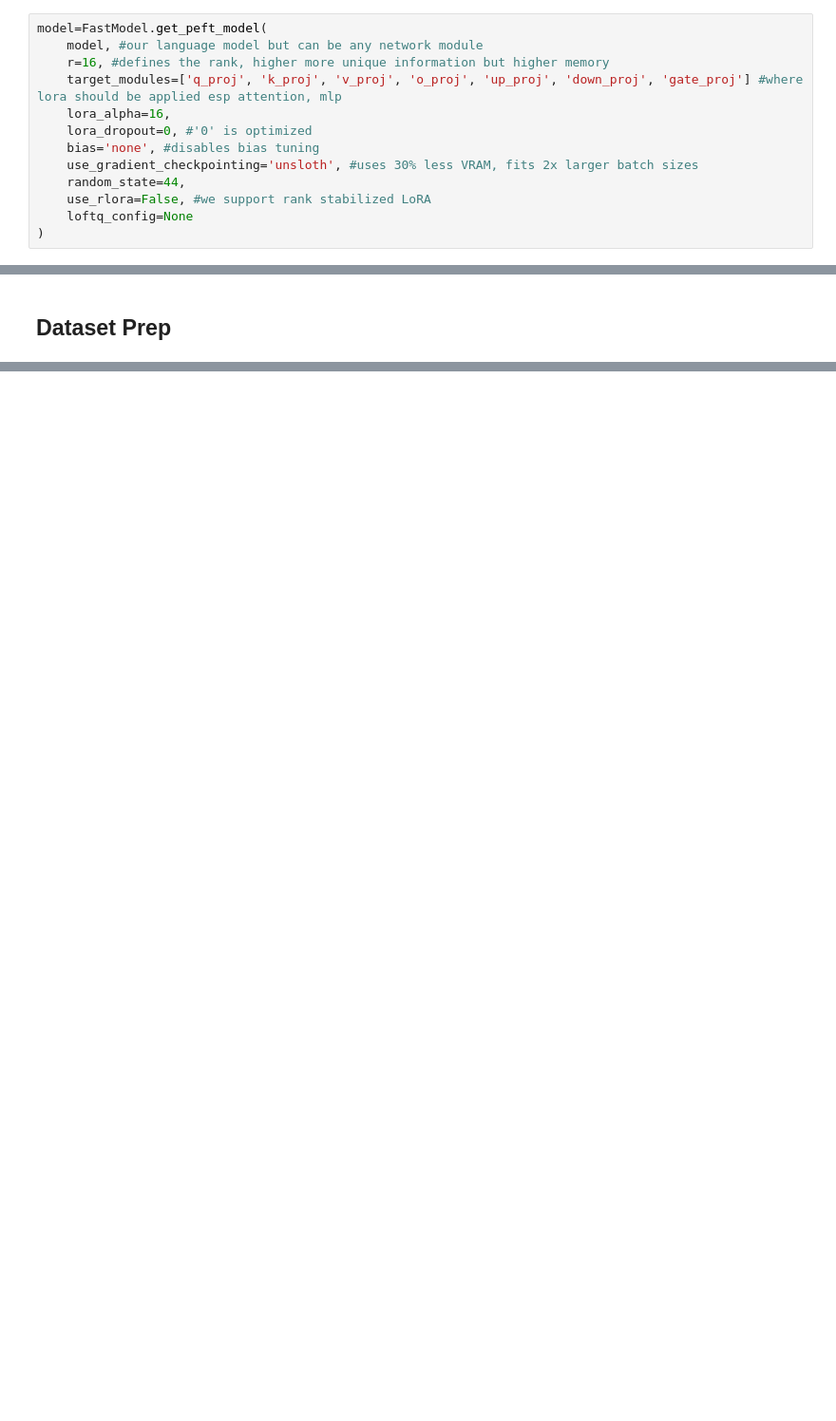
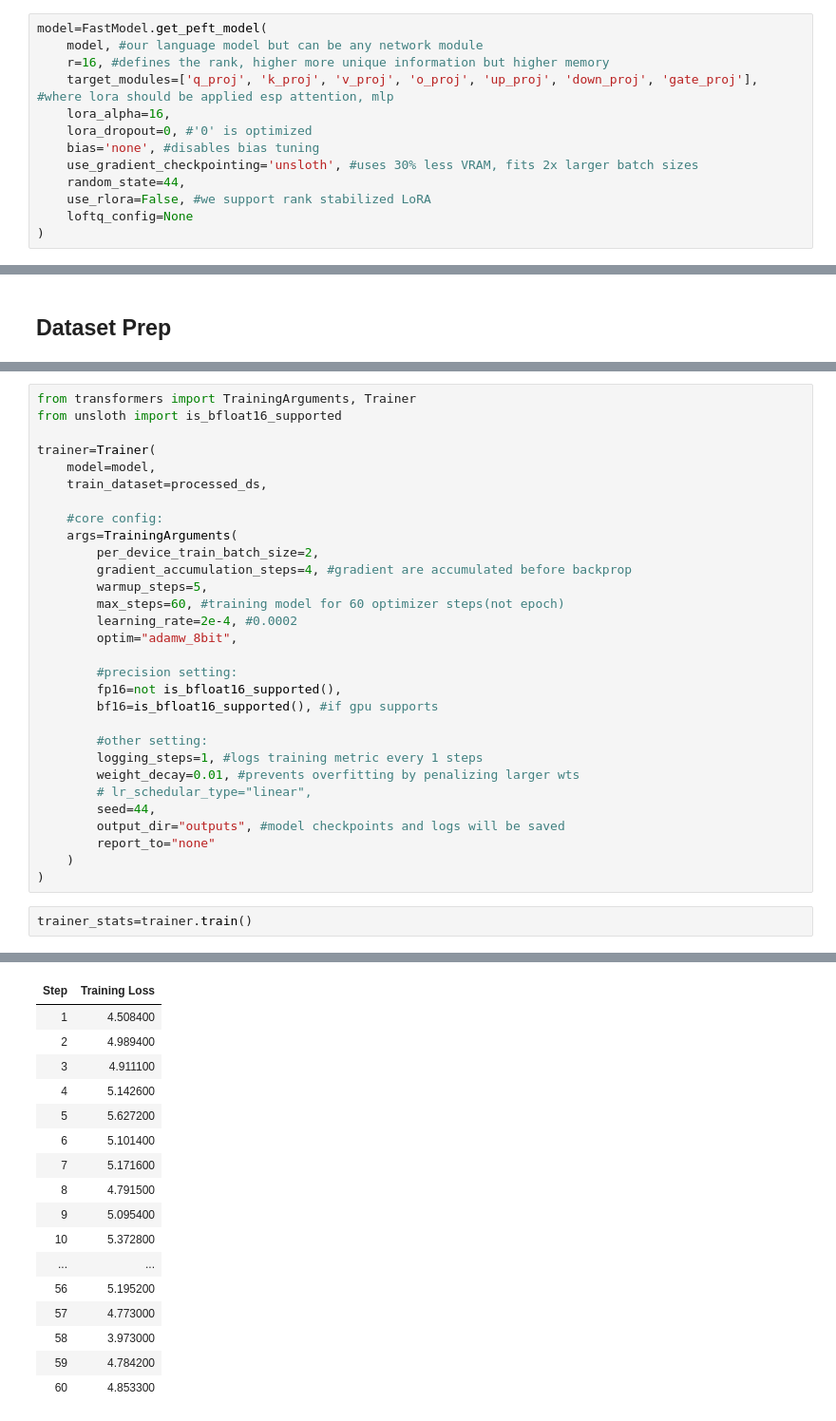
Before and after one commit to prijall/DeepLearning, a Jupyter notebook: FineTuning_TTS.ipynb, the cells around one changed output, grey strips where cells are left out. Shown at 95% size. Cells and saved outputs as stored; diff of their text form; blank space fills up the shorter version.

Commit message:
added training code

```diff
--- a/FineTuning_TTS.ipynb
+++ b/FineTuning_TTS.ipynb
@@ -56,7 +56,7 @@ unsloth/csm-1b does not have a padding token! Will use pad_token = <|PAD_TOKEN|>
 model=FastModel.get_peft_model(
     model, #our language model but can be any network module
     r=16, #defines the rank, higher more unique information but higher memory
-    target_modules=['q_proj', 'k_proj', 'v_proj', 'o_proj', 'up_proj', 'down_proj', 'gate_proj'] #where lora should be applied esp attention, mlp
+    target_modules=['q_proj', 'k_proj', 'v_proj', 'o_proj', 'up_proj', 'down_proj', 'gate_proj'], #where lora should be applied esp attention, mlp
     lora_alpha=16,
     lora_dropout=0, #'0' is optimized
     bias='none', #disables bias tuning
@@ -139,0 +155,33 @@ processed_ds=raw_ds.map(
+# %%
+from transformers import TrainingArguments, Trainer
+from unsloth import is_bfloat16_supported
+
+trainer=Trainer(
+    model=model,
+    train_dataset=processed_ds,
+
+    #core config:
+    args=TrainingArguments(
+        per_device_train_batch_size=2,
+        gradient_accumulation_steps=4, #gradient are accumulated before backprop
+        warmup_steps=5,
+        max_steps=60, #training model for 60 optimizer steps(not epoch)
+        learning_rate=2e-4, #0.0002
+        optim="adamw_8bit",
+
+        #precision setting:
+        fp16=not is_bfloat16_supported(),
+        bf16=is_bfloat16_supported(), #if gpu supports
+
+        #other setting:
+        logging_steps=1, #logs training metric every 1 steps
+        weight_decay=0.01, #prevents overfitting by penalizing larger wts
+        # lr_schedular_type="linear",
+        seed=44,
+        output_dir="outputs", #model checkpoints and logs will be saved
+        report_to="none"
+    )
+)
+# %%
+trainer_stats=trainer.train()
+# %% [output]
@@ -139,0 +196,17 @@ processed_ds=raw_ds.map(
+| Step | Training Loss |
+| 1 | 4.508400 |
+| 2 | 4.989400 |
+| 3 | 4.911100 |
+| 4 | 5.142600 |
+| 5 | 5.627200 |
+| 6 | 5.101400 |
+| 7 | 5.171600 |
+| 8 | 4.791500 |
+| 9 | 5.095400 |
+| 10 | 5.372800 |
+| ... | ... |
+| 56 | 5.195200 |
+| 57 | 4.773000 |
+| 58 | 3.973000 |
+| 59 | 4.784200 |
+| 60 | 4.853300 |
```
Also changed, not shown: parts of 6 cells of this notebook.
